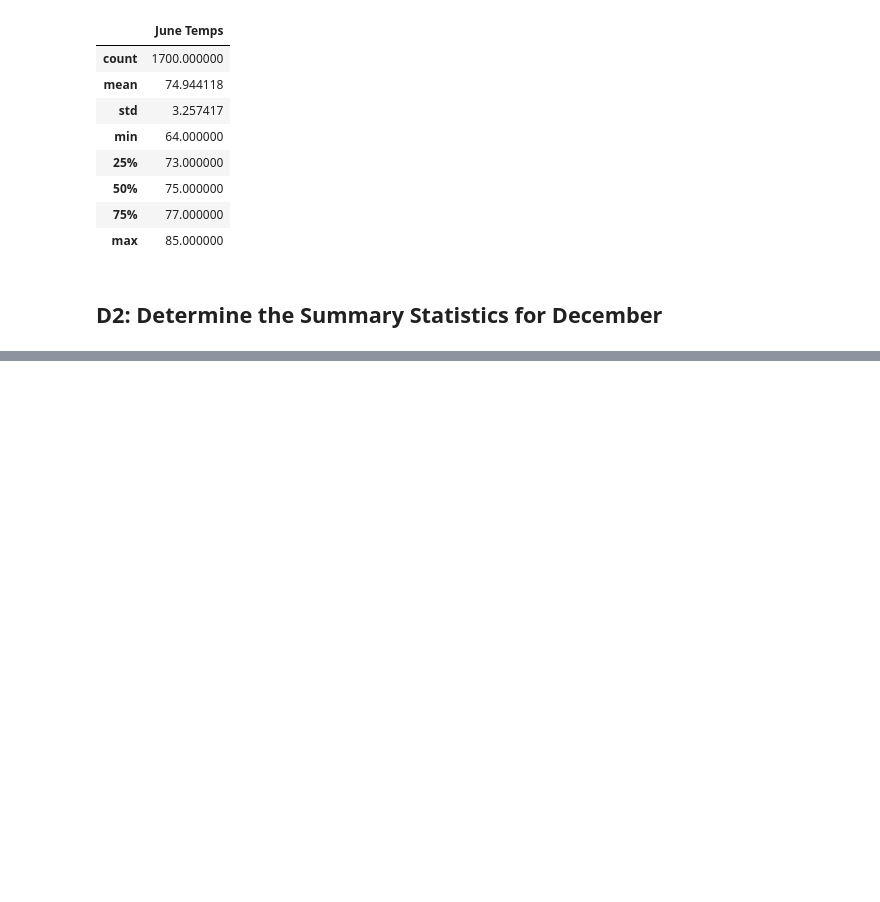
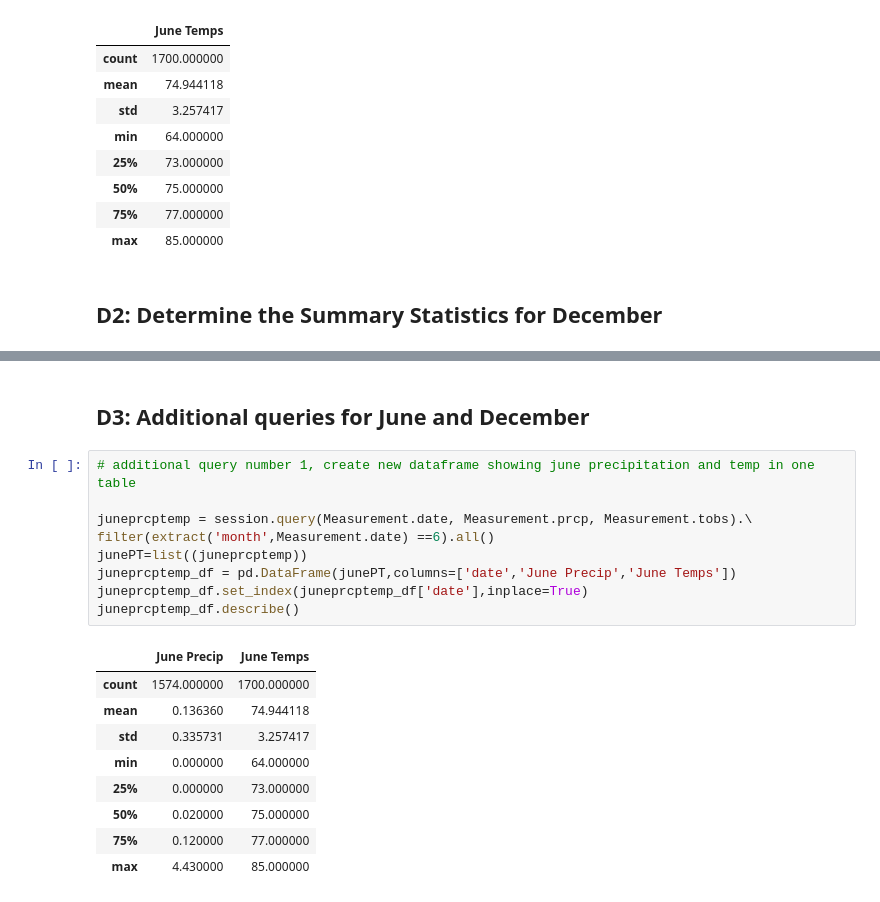
Before and after one commit to dianahcortez/surfs_up, a Jupyter notebook: SurfsUp_Challenge_starter_code.ipynb, the cells around one changed output, grey strips where cells are left out. Cells and saved outputs as stored; diff of their text form; blank space fills up the shorter version.

```diff
--- a/SurfsUp_Challenge_starter_code.ipynb
+++ b/SurfsUp_Challenge_starter_code.ipynb
@@ -64,0 +81,21 @@ june_df.describe()
+# %% [markdown]
+## D3: Additional queries for June and December
+# %%
+# additional query number 1, create new dataframe showing june precipitation and temp in one table
+
+juneprcptemp = session.query(Measurement.date, Measurement.prcp, Measurement.tobs).\
+filter(extract('month',Measurement.date) ==6).all()
+junePT=list((juneprcptemp))
+juneprcptemp_df = pd.DataFrame(junePT,columns=['date','June Precip','June Temps'])
+juneprcptemp_df.set_index(juneprcptemp_df['date'],inplace=True)
+juneprcptemp_df.describe()
+# %% [output]
+|  | June Precip | June Temps |
+| count | 1574.000000 | 1700.000000 |
+| mean | 0.136360 | 74.944118 |
+| std | 0.335731 | 3.257417 |
+| min | 0.000000 | 64.000000 |
+| 25% | 0.000000 | 73.000000 |
+| 50% | 0.020000 | 75.000000 |
+| 75% | 0.120000 | 77.000000 |
+| max | 4.430000 | 85.000000 |
```
Also changed, not shown: parts of 4 cells of this notebook, 7 other files.
